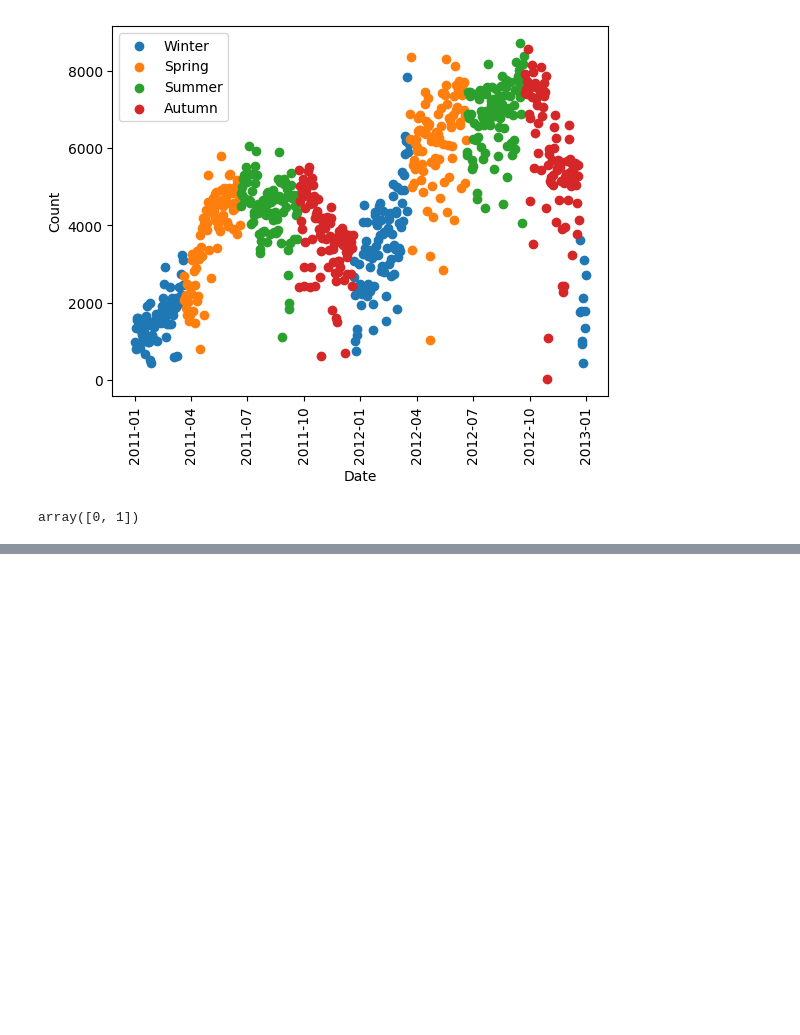
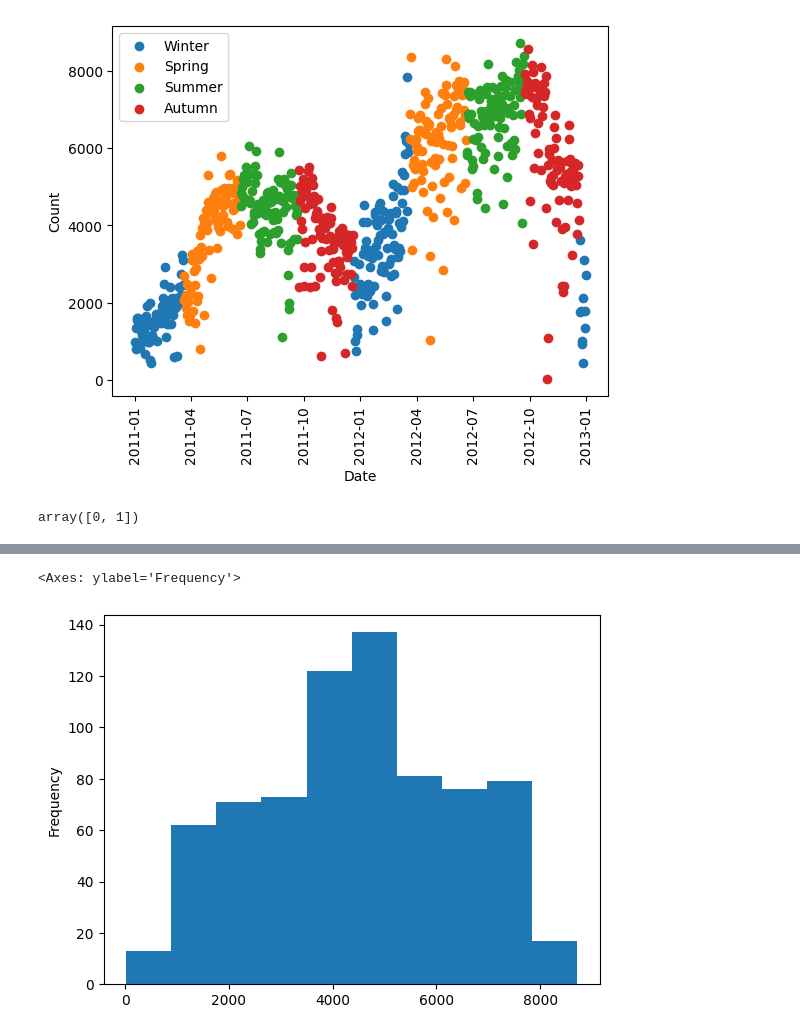
Before and after one commit to ChiragAgrawal12/Project_AU, a Jupyter notebook: Matplotlib/matplotlib.ipynb, the cells around one changed output, grey strips where cells are left out. Saved outputs shown, nothing was run; the diff lists cells and outputs as text; code cells hidden in the pictures; blank space fills up the shorter version.

```diff
--- a/Matplotlib/matplotlib.ipynb
+++ b/Matplotlib/matplotlib.ipynb
@@ -211,0 +235,5 @@ array([0, 1])
+# %%
+day['cnt'].plot(kind='hist')
+# %% [output]
+<Axes: ylabel='Frequency'>
+[figure, added]
```
Also changed, not shown: parts of 7 cells of this notebook.
